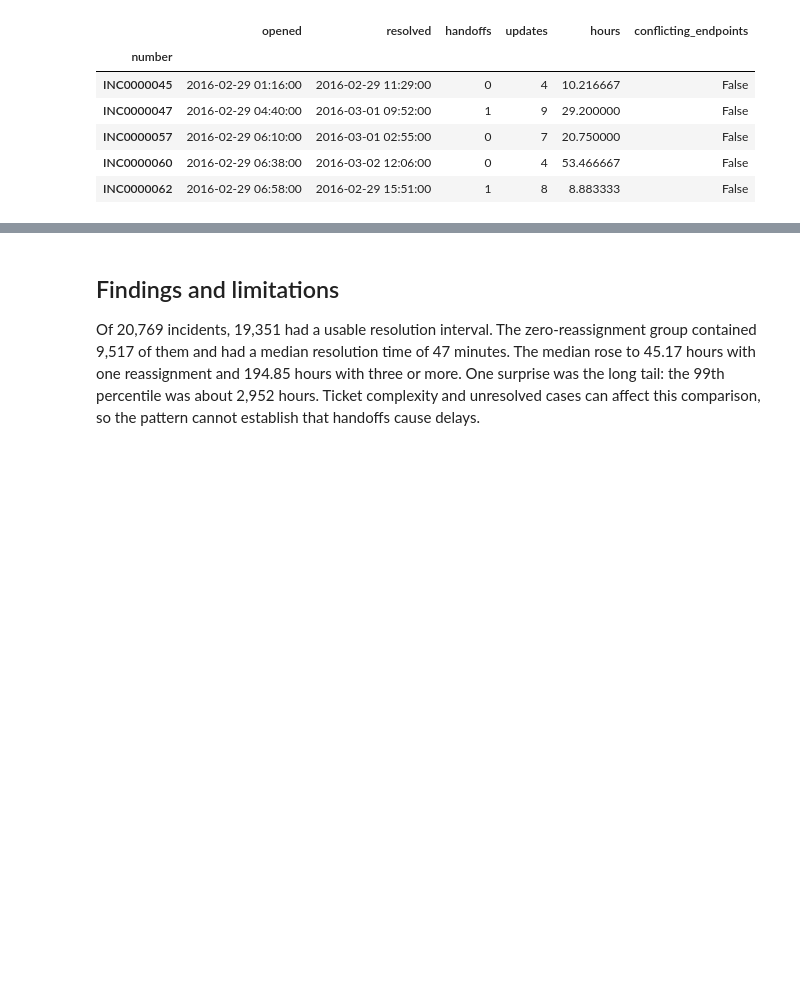
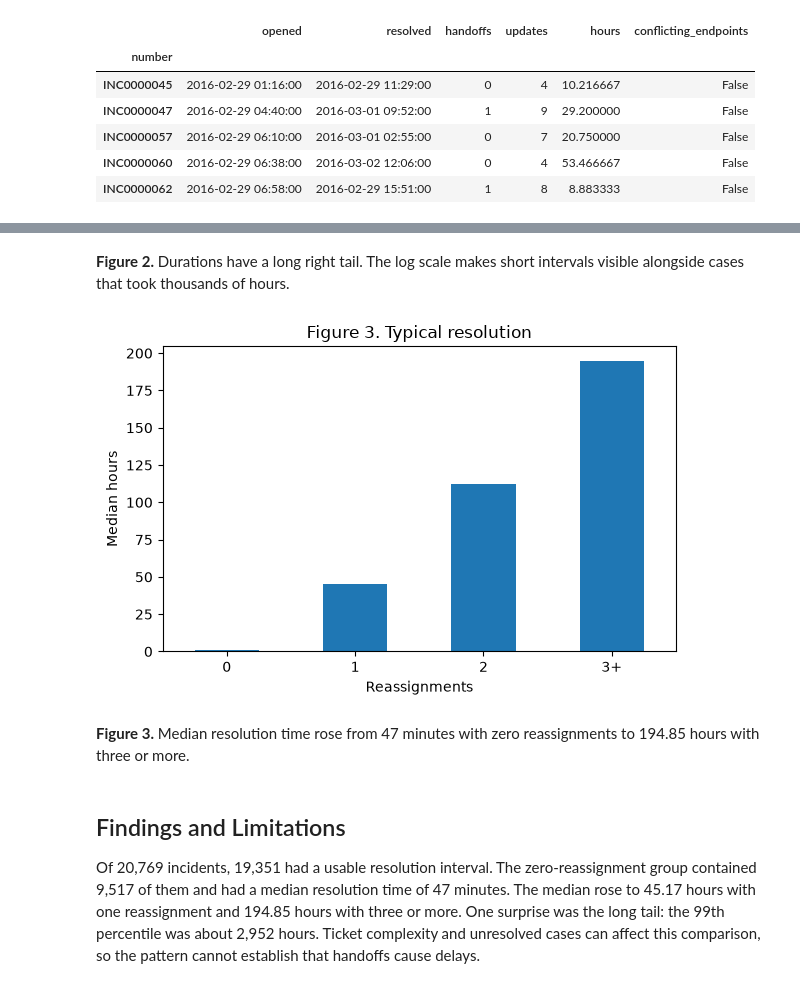
Before and after one commit to marttp/ai-programming-foundations-project, a Jupyter notebook: data_workflow.ipynb, the cells around one changed output, grey strips where cells are left out. Saved outputs shown, nothing was run; the diff lists cells and outputs as text; code cells hidden in the pictures; blank space fills up the shorter version.

```diff
--- a/data_workflow.ipynb
+++ b/data_workflow.ipynb
@@ -93,3 +109,15 @@ Duration quantiles (hours): {0.5: 24.6, 0.9: 397.37, 0.99: 2952.09}
+# %% [markdown]
+**Figure 2.** Durations have a long right tail. The log scale makes short intervals visible alongside cases that took thousands of hours.
+# %%
+fig, ax = plt.subplots(figsize=(6, 4))
+summary["median"].plot.bar(ax=ax, rot=0)
+ax.set(title="Figure 3. Typical resolution", xlabel="Reassignments", ylabel="Median hours")
+fig.tight_layout()
+plt.show()
+# %% [output]
+[figure, added]
+# %% [markdown]
+**Figure 3.** Median resolution time rose from 47 minutes with zero reassignments to 194.85 hours with three or more.
 # %% [markdown]
-## Findings and limitations
+## Findings and Limitations
 Of 20,769 incidents, 19,351 had a usable resolution interval. The zero-reassignment group contained 9,517 of them and had a median resolution time of 47 minutes. The median rose to 45.17 hours with one reassignment and 194.85 hours with three or more. One surprise was the long tail: the 99th percentile was about 2,952 hours. Ticket complexity and unresolved cases can affect this comparison, so the pattern cannot establish that handoffs cause delays.
```
Also changed, not shown: parts of 14 cells of this notebook, 4 other files.
